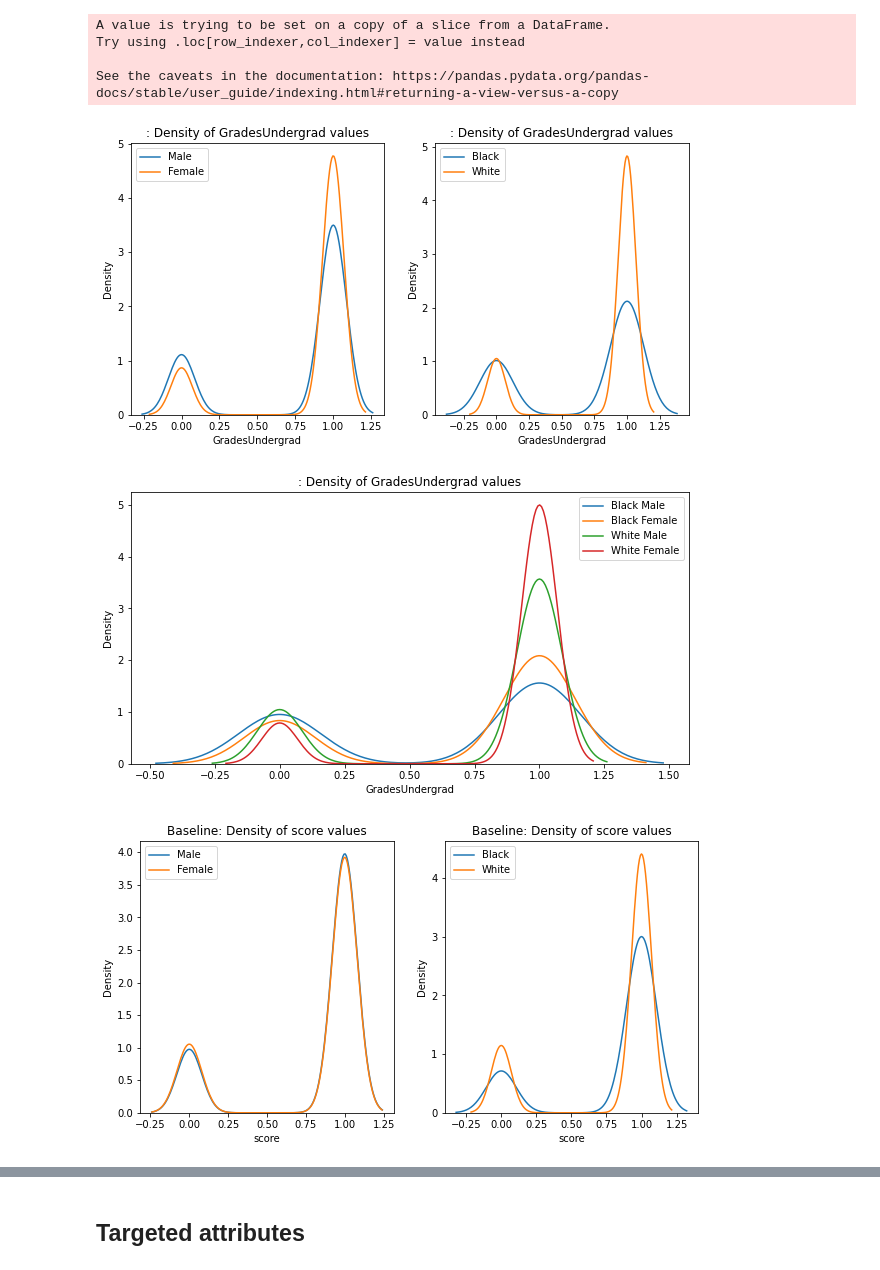
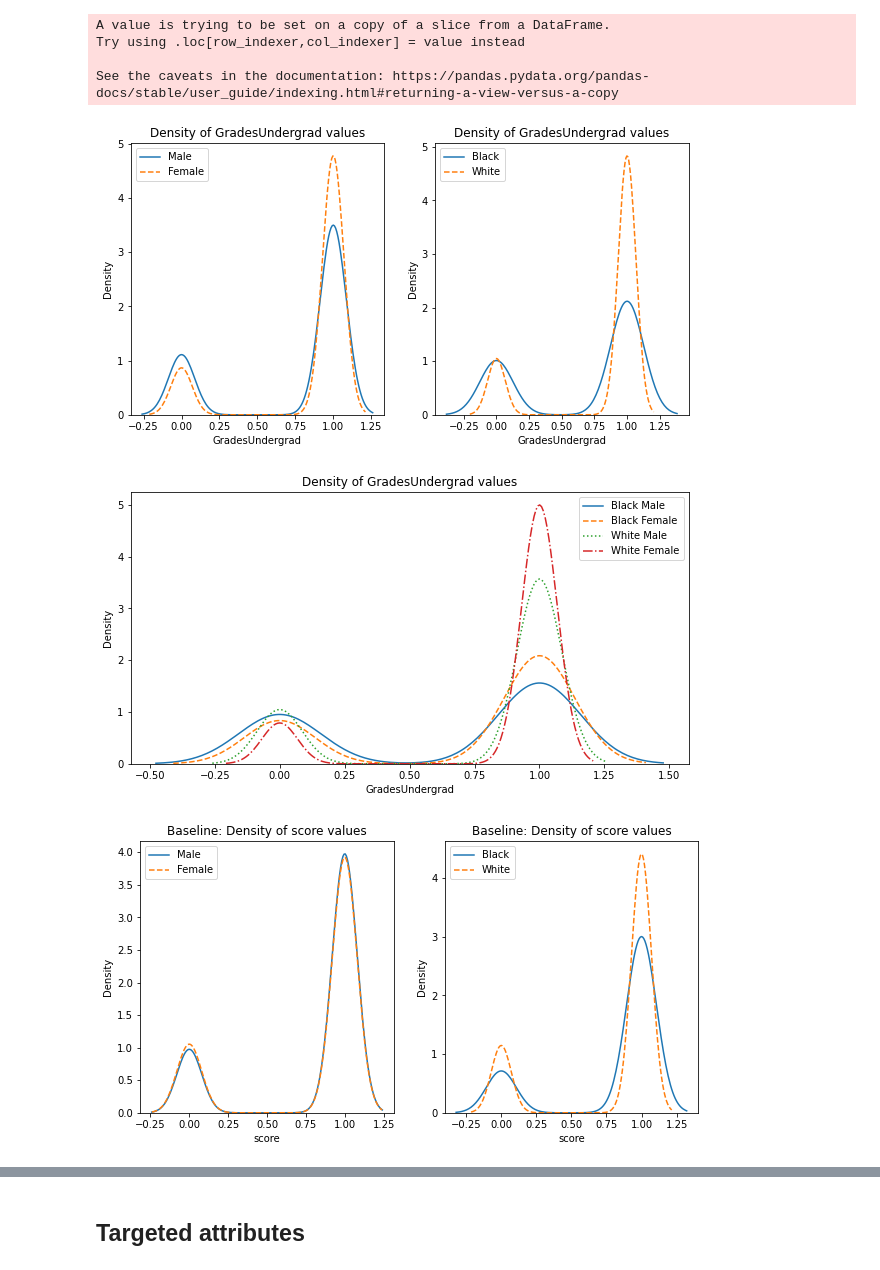
Before and after one commit to lurosenb/Swap_Auditor, a Jupyter notebook: nels_stability_tests.ipynb, the cells around one changed output, grey strips where cells are left out. Saved outputs shown, nothing was run; the diff lists cells and outputs as text; code cells hidden in the pictures.

```diff
--- a/nels_stability_tests.ipynb
+++ b/nels_stability_tests.ipynb
@@ -123,13 +123,14 @@ def get_stability_df(columns, marginal_features):
 # %% [markdown]
 #### Graphing functions
 # %%
+linestyles = ['-', '--', ':', '-.']
 def plot_density(dfs, labels, outcome, feature_set, ax):
     for i in range(len(dfs)):
         df = dfs[i]
         # print(f'rows {labels[i]}: {df.shape[0]}')
-        sns.kdeplot(df[outcome], ax=ax, label=labels[i])
+        sns.kdeplot(df[outcome], ax=ax, label=labels[i], linestyle=linestyles[i])
 
-    ax.set_title(f'{feature_set}: Density of {outcome} values')
+    ax.set_title(f'{feature_set}{"" if feature_set == "" else ": "}Density of {outcome} values')
     ax.set_xlabel(outcome)
     ax.legend()
 # %%
@@ -141,11 +143,12 @@ def plot_density_by_protected_class(df, outcome, feature_set):
 # %%
-def plot_density_intersectional(df, outcome, feature_set):
+def plot_density_intersectional(df, outcome, feature_set, file_name):
     fig, ax = plt.subplots()
     fig.set_size_inches(10, 5)
     plot_density([df.loc[(df['Sex'] == 1) & (df['Race'] == 3)],
                 df.loc[(df['Sex'] == 2) & (df['Race'] == 3)],
                 df.loc[(df['Sex'] == 1) & (df['Race'] == 4)],
                 df.loc[(df['Sex'] == 2) & (df['Race'] == 4)]], ['Black Male', 'Black Female', 'White Male', 'White Female'], outcome, feature_set, ax)
+    fig.savefig('images/' + file_name)
 # %%
 # sex: 1 = M, 2 = F
 # race: 3 = Black, 4 = white
@@ -233,15 +236,15 @@ Try using .loc[row_indexer,col_indexer] = value instead
 
 See the caveats in the documentation: https://pandas.pydata.org/pandas-docs/stable/user_guide/indexing.html#returning-a-view-versus-a-copy
 # %%
-plot_density_by_protected_class(baseline_df, target_col, '')
+plot_density_by_protected_class(baseline_df, target_col, '', 'density_of_grades_undergrad_by_protected_class.pdf')
 # %% [output]
-[figure, old version]
+[figure, new version]
 # %%
-plot_density_intersectional(baseline_df, target_col, '')
+plot_density_intersectional(baseline_df, target_col, '', 'density_of_grades_undergrad_intersectional.pdf')
 # %% [output]
-[figure, old version]
+[figure, new version]
 # %%
-plot_density_by_protected_class(baseline_df, 'score', 'Baseline')
+plot_density_by_protected_class(baseline_df, 'score', 'Baseline', 'density_of_score_by_protected_class_baseline.pdf')
 # %% [output]
-[figure, old version]
+[figure, new version]
 # %%
```
Also changed, not shown: parts of 19 cells of this notebook, 24 other files.
